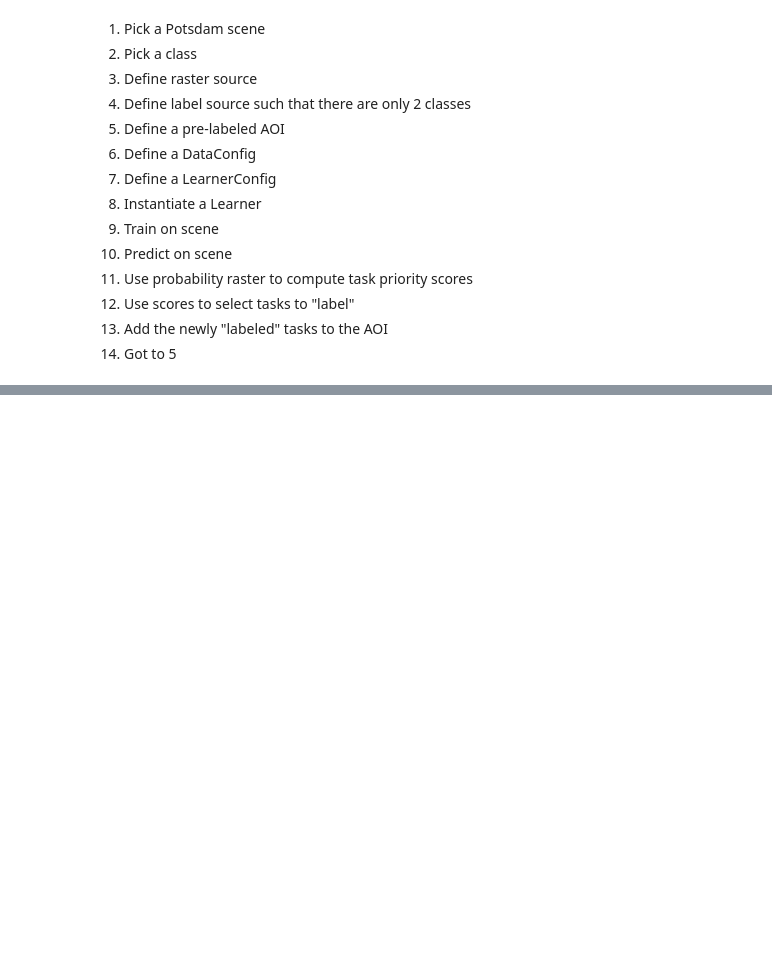
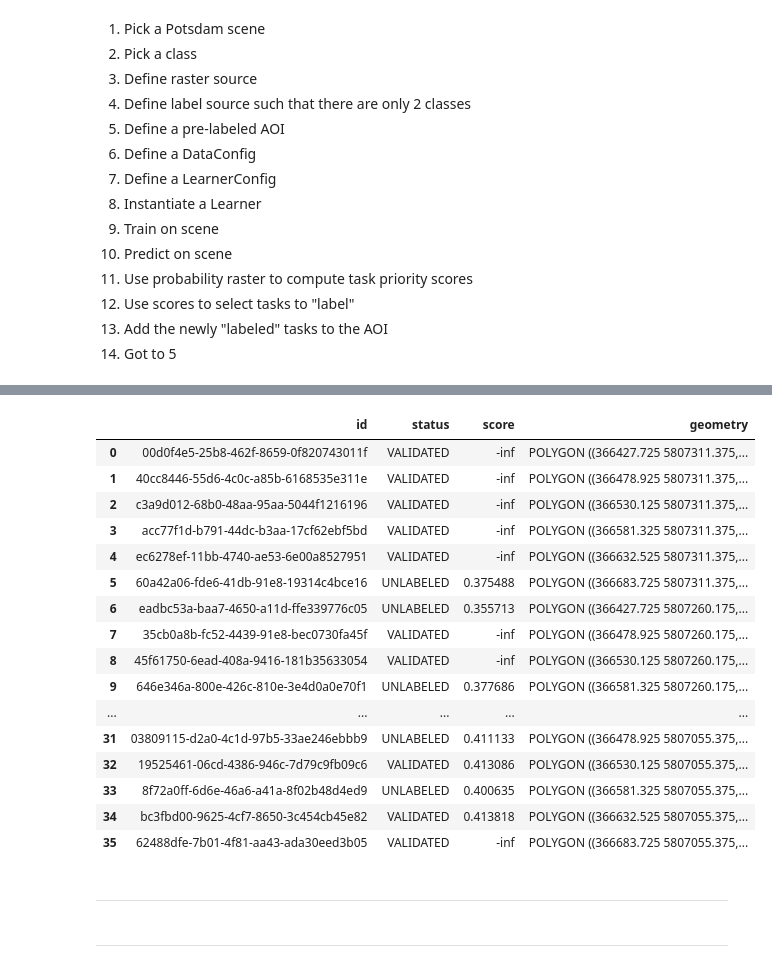
Before and after one commit to azavea/foss4g-2022-hitl-groundwork-rastervision, a Jupyter notebook: notebooks/al_experiments.ipynb, the cells around one changed output, grey strips where cells are left out. Cells and saved outputs as stored; diff of their text form; code cells hidden in the pictures; blank space fills up the shorter version.

```diff
--- a/notebooks/al_experiments.ipynb
+++ b/notebooks/al_experiments.ipynb
@@ -155,0 +479,22 @@ al_loop(
+# %%
+task_grid
+# %% [output]
+|  | id | status | score | geometry |
+| 0 | 00d0f4e5-25b8-462f-8659-0f820743011f | VALIDATED | -inf | POLYGON ((366427.725 5807311.375,... |
+| 1 | 40cc8446-55d6-4c0c-a85b-6168535e311e | VALIDATED | -inf | POLYGON ((366478.925 5807311.375,... |
+| 2 | c3a9d012-68b0-48aa-95aa-5044f1216196 | VALIDATED | -inf | POLYGON ((366530.125 5807311.375,... |
+| 3 | acc77f1d-b791-44dc-b3aa-17cf62ebf5bd | VALIDATED | -inf | POLYGON ((366581.325 5807311.375,... |
+| 4 | ec6278ef-11bb-4740-ae53-6e00a8527951 | VALIDATED | -inf | POLYGON ((366632.525 5807311.375,... |
+| 5 | 60a42a06-fde6-41db-91e8-19314c4bce16 | UNLABELED | 0.375488 | POLYGON ((366683.725 5807311.375,... |
+| 6 | eadbc53a-baa7-4650-a11d-ffe339776c05 | UNLABELED | 0.355713 | POLYGON ((366427.725 5807260.175,... |
+| 7 | 35cb0a8b-fc52-4439-91e8-bec0730fa45f | VALIDATED | -inf | POLYGON ((366478.925 5807260.175,... |
+| 8 | 45f61750-6ead-408a-9416-181b35633054 | VALIDATED | -inf | POLYGON ((366530.125 5807260.175,... |
+| 9 | 646e346a-800e-426c-810e-3e4d0a0e70f1 | UNLABELED | 0.377686 | POLYGON ((366581.325 5807260.175,... |
+| ... | ... | ... | ... | ... |
+| 31 | 03809115-d2a0-4c1d-97b5-33ae246ebbb9 | UNLABELED | 0.411133 | POLYGON ((366478.925 5807055.375,... |
+| 32 | 19525461-06cd-4386-946c-7d79c9fb09c6 | VALIDATED | 0.413086 | POLYGON ((366530.125 5807055.375,... |
+| 33 | 8f72a0ff-6d6e-46a6-a41a-8f02b48d4ed9 | UNLABELED | 0.400635 | POLYGON ((366581.325 5807055.375,... |
+| 34 | bc3fbd00-9625-4cf7-8650-3c454cb45e82 | VALIDATED | 0.413818 | POLYGON ((366632.525 5807055.375,... |
+| 35 | 62488dfe-7b01-4f81-aa43-ada30eed3b05 | VALIDATED | -inf | POLYGON ((366683.725 5807055.375,... |
+# %% [markdown]
+---
@@ -155,0 +516,2 @@ al_loop(
+# %% [markdown]
+---
```
Also changed, not shown: parts of 20 cells of this notebook.
